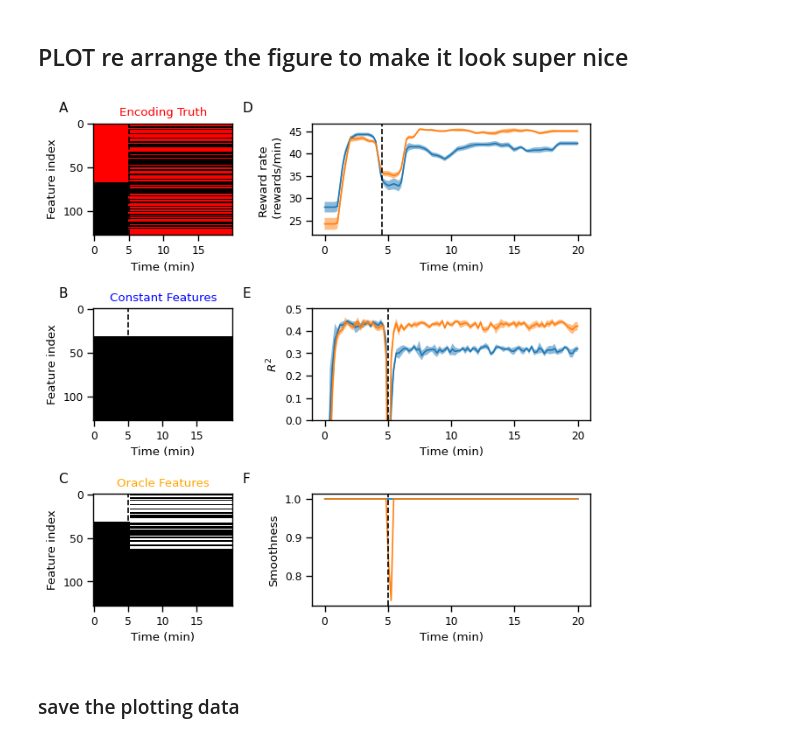
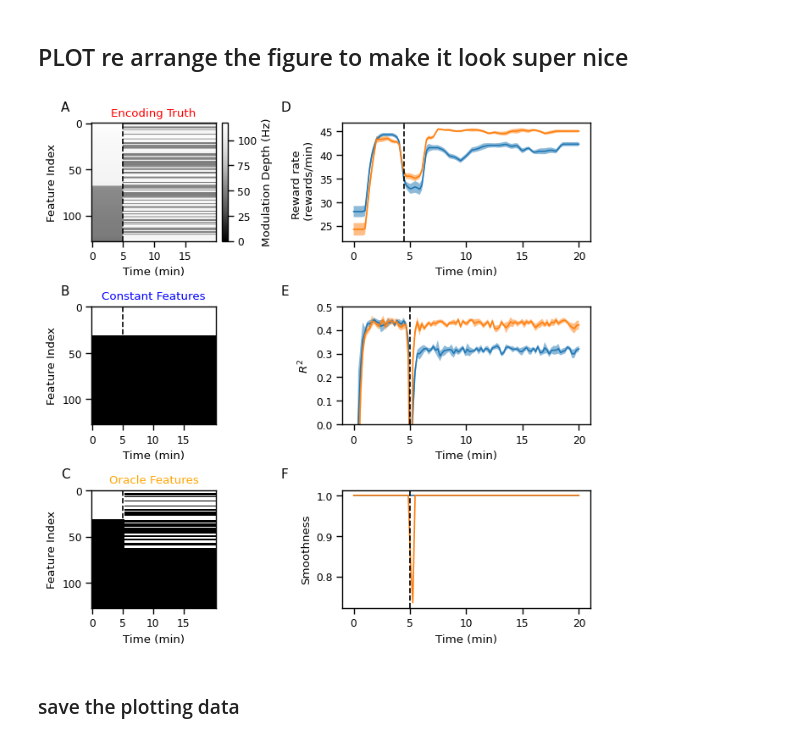
Before and after one commit to sijia66/adaptive_feature_selection, a Jupyter notebook: figure2_simulation_setup/231101_afs_figure2_full_feature_selection.ipynb, the cells around one changed output. Saved outputs shown, nothing was run; the diff lists cells and outputs as text; code cells hidden in the pictures.

Commit message:
changed encoder to mod depth

```diff
--- a/figure2_simulation_setup/231101_afs_figure2_full_feature_selection.ipynb
+++ b/figure2_simulation_setup/231101_afs_figure2_full_feature_selection.ipynb
@@ -171,7 +183,7 @@ for i in range(NUM_EXP):
 
     num_rewards = np.count_nonzero(events == b'REWARD')
 
-    (reward_rate, window_time_stamps) = aopy.analysis.calc_running_event_rate(b'REWARD', events, time_stamps,
+    (reward_rate, window_time_stamps) = calc_running_event_rate(b'REWARD', events, time_stamps,
                                                                 window_size= 120,
                                                                  window_step= 30)
 
@@ -622,8 +634,8 @@ exp_data_all[0]['feature_selection'].keys()
 new_sim_c = exp_data_all[0]['feature_selection']['new_sim_c']
 sim_c = exp_data_all[0]['feature_selection']['sim_C']
 
-good_features_initial = (np.linalg.norm(sim_c, axis=1) >threshold)
-good_features_after_shuffled = (np.linalg.norm(new_sim_c, axis=1) >threshold)
+good_features_initial = (np.linalg.norm(sim_c, axis=1))
+good_features_after_shuffled = (np.linalg.norm(new_sim_c, axis=1) )
 
 
 nnum_of_repeats_before,  num_of_repeats_after= 30, 90
@@ -737,7 +756,7 @@ for i in range(len(exp_data_all)):
 
     num_rewards = np.count_nonzero(events == b'REWARD')
 
-    (reward_rate, window_time_stamps) = aopy.analysis.calc_running_event_rate(b'REWARD', events, time_stamps,
+    (reward_rate, window_time_stamps) = calc_running_event_rate(b'REWARD', events, time_stamps,
                                                                 window_size= 120,
                                                                  window_step= 30)
 
@@ -938,9 +957,15 @@ axs[1,0].set_title('Constant Features', color = 'blue')
 axs[2,0].set_title('Oracle Features', color = 'orange')
 
 
-plot_feature_selection(encoder_weight_change.T,
-                       selected_color = 'r',
-                       ax = axs[0,0])
+sa = axs[0,0].imshow(encoder_weight_change,
+                cmap = 'Greys_r', vmin = 0,
+                aspect = 'auto')
+# plot the colorbar
+cbar = fig.colorbar(sa, ax = axs[0,0])
+# label colorbar as  modulation depth
+cbar.set_label('Modulation Depth (Hz)')
+
+
 plot_feature_selection(exp_data_all[0]['feature_selection']['feat_set'],
                        ax = axs[1,0])
 plot_feature_selection(exp_data_all[1]['feature_selection']['feat_set'], ax = axs[2,0])
@@ -951,6 +976,7 @@ for i in range(3):
     axs[i,0].set_xticks(np.arange(0, num_batches, delta_batch_for_display))
     axs[i,0].set_xticklabels(encoder_weight_labels)
     axs[i,0].set_xlabel('Time (min)')
+    axs[i,0].set_ylabel('Feature Index')
 
 # draw dotted lines to separate the conditions
 axs[0,0].axvline(x = 30, color = 'k', linestyle='--')
@@ -977,35 +1003,35 @@ axs[2,1].set_ylabel('Smoothness')
 
 axs[1,1].plot(common_time, R_2_over_batches_all_exp_median.T)
 
 for i in range(R_2_over_batches_all_exp_25.shape[0]):
     axs[1,1].fill_between(common_time,
                           R_2_over_batches_all_exp_25[i],
                           R_2_over_batches_all_exp_75[i],
                           alpha = 0.5)
 
 axs[1,1].set_xlabel('Time (min)')
 axs[1,1].axvline(x =5, color = 'k', linestyle='--')
 axs[1,1].set_ylabel(r'$R^2$')
 axs[1,1].set_ylim([0, 0.5])
 
 axs[0,1].plot( common_time, reward_rate_all.T)
 # fill in between with the 25th and 75th percentiles
 for i in range(reward_rate_all.shape[0]):
     axs[0,1].fill_between(common_time,
                           reward_rate_all_25[i],
                           reward_rate_all_75[i],
                           alpha = 0.5)
 
 
 axs[0,1].set_xlabel('Time (min)')
 axs[0,1].set_ylabel('Reward rate \n (rewards/min)')
 axs[0,1].axvline(x = 4.5, color = 'k', linestyle='--')
 
-fig.tight_layout()
+# fig.tight_layout()
 
 fig
 # %% [output]
-[figure, old version]
+[figure, new version]
 # %% [markdown]
 ### save the plotting data
 # %%
```
Also changed, not shown: parts of 5 cells of this notebook, 1 other file.
